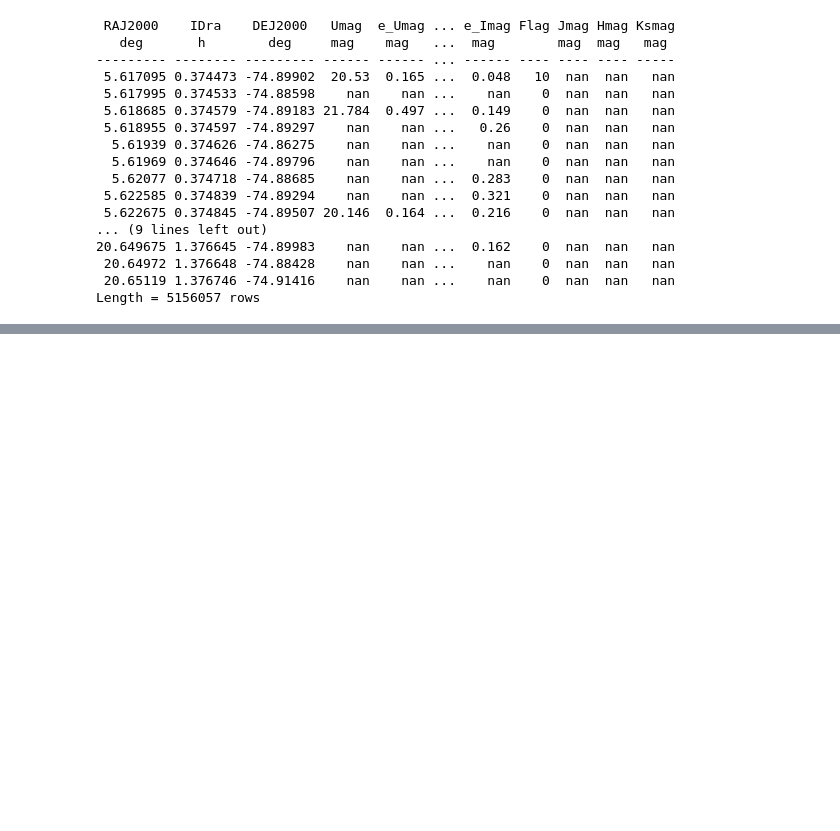
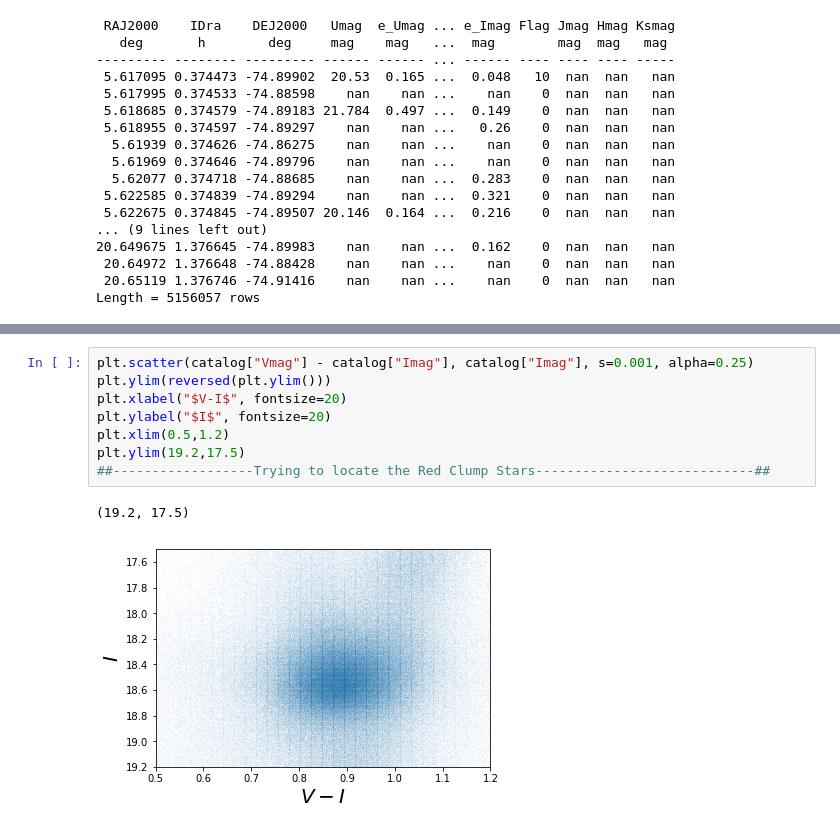
Before and after one commit to DouglasGrion/Red-Clump-Locations, a Jupyter notebook: Red-Clump-Location.ipynb, the cells around one changed output, grey strips where cells are left out. Cells and saved outputs as stored; diff of their text form; blank space fills up the shorter version.

```diff
--- a/Red-Clump-Location.ipynb
+++ b/Red-Clump-Location.ipynb
@@ -58,3 +58,14 @@ plt.ylim(22.5,14)
 # %% [output]
 (22.5, 14)
 [figure]
+# %%
+plt.scatter(catalog["Vmag"] - catalog["Imag"], catalog["Imag"], s=0.001, alpha=0.25)
+plt.ylim(reversed(plt.ylim()))
+plt.xlabel("$V-I$", fontsize=20)
+plt.ylabel("$I$", fontsize=20)
+plt.xlim(0.5,1.2)
+plt.ylim(19.2,17.5)
+##------------------Trying to locate the Red Clump Stars----------------------------##
+# %% [output]
+(19.2, 17.5)
+[figure, added]
```
Also changed, not shown: parts of 2 cells of this notebook.
